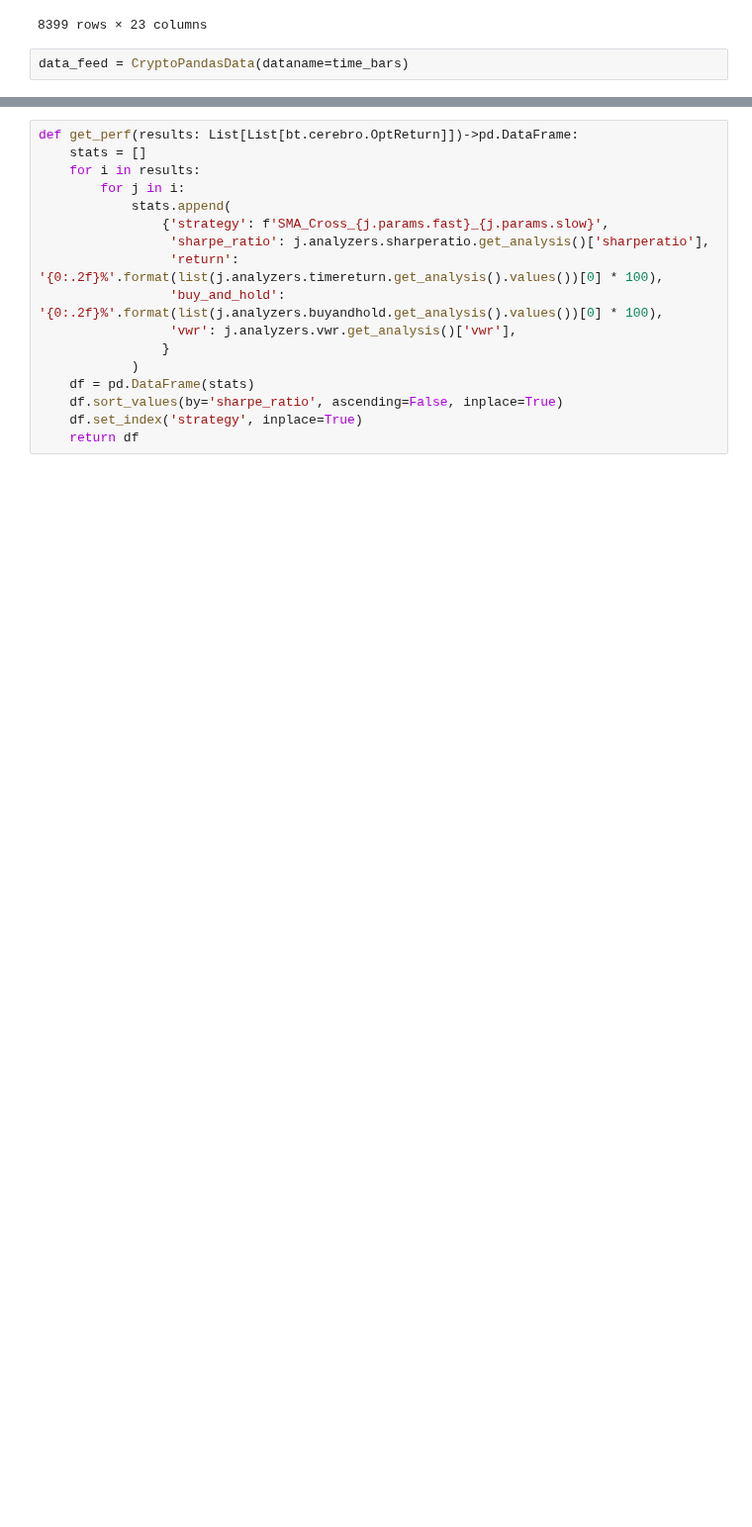
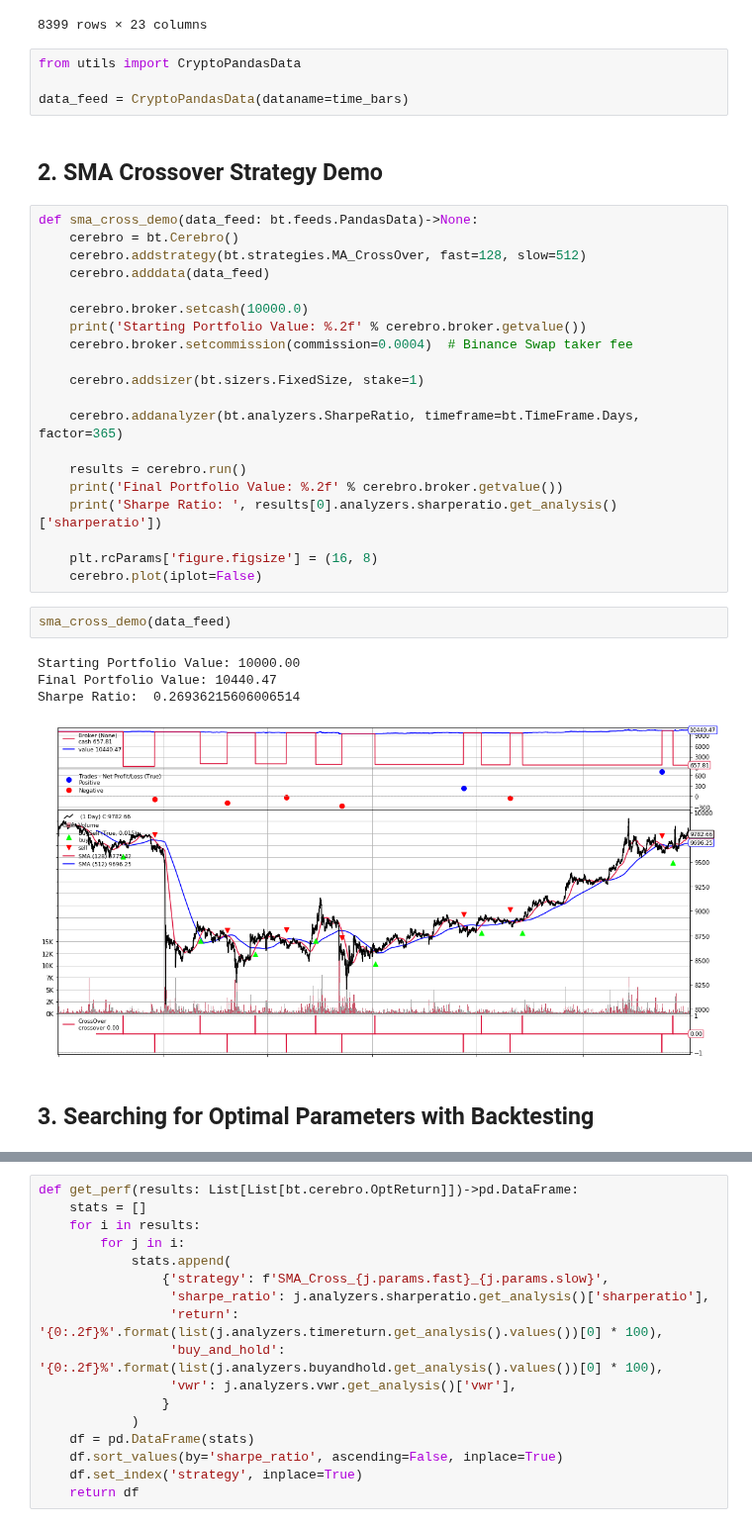
Before and after one commit to soulmachine/crypto-notebooks, a Jupyter notebook: backtest/backtrader-SMA-Cross.ipynb, the cells around one changed output, grey strips where cells are left out. Shown at 99% size. Saved outputs shown, nothing was run; the diff lists cells and outputs as text; blank space fills up the shorter version.

```diff
--- a/backtest/backtrader-SMA-Cross.ipynb
+++ b/backtest/backtrader-SMA-Cross.ipynb
@@ -39,5 +44,38 @@ time_bars
 | 2020-05-14 23:58:00+00:00 | Binance | Swap | BTC_USDT | TimeBar | 60000 | 2020-05-14 23:58:00+00:00 | 2020-05-14 23:59:00+00:00 | 9774.280273 | 9785.000000 | ... |
 8399 rows × 23 columns
 # %%
+from utils import CryptoPandasData
+
 data_feed = CryptoPandasData(dataname=time_bars)
+# %% [markdown]
+## 2. SMA Crossover Strategy Demo
+# %%
+def sma_cross_demo(data_feed: bt.feeds.PandasData)->None:
+    cerebro = bt.Cerebro()
+    cerebro.addstrategy(bt.strategies.MA_CrossOver, fast=128, slow=512)
+    cerebro.adddata(data_feed)
+
+    cerebro.broker.setcash(10000.0)
+    print('Starting Portfolio Value: %.2f' % cerebro.broker.getvalue())
+    cerebro.broker.setcommission(commission=0.0004)  # Binance Swap taker fee
+
+    cerebro.addsizer(bt.sizers.FixedSize, stake=1)
+
+    cerebro.addanalyzer(bt.analyzers.SharpeRatio, timeframe=bt.TimeFrame.Days, factor=365)
+
+    results = cerebro.run()
+    print('Final Portfolio Value: %.2f' % cerebro.broker.getvalue())
+    print('Sharpe Ratio: ', results[0].analyzers.sharperatio.get_analysis()['sharperatio'])
+
+    plt.rcParams['figure.figsize'] = (16, 8)
+    cerebro.plot(iplot=False)
+# %%
+sma_cross_demo(data_feed)
+# %% [output]
+Starting Portfolio Value: 10000.00
+Final Portfolio Value: 10440.47
+Sharpe Ratio:  0.26936215606006514
+[figure, added]
+# %% [markdown]
+## 3. Searching for Optimal Parameters with Backtesting
 # %%
```
Also changed, not shown: parts of 5 cells of this notebook.
